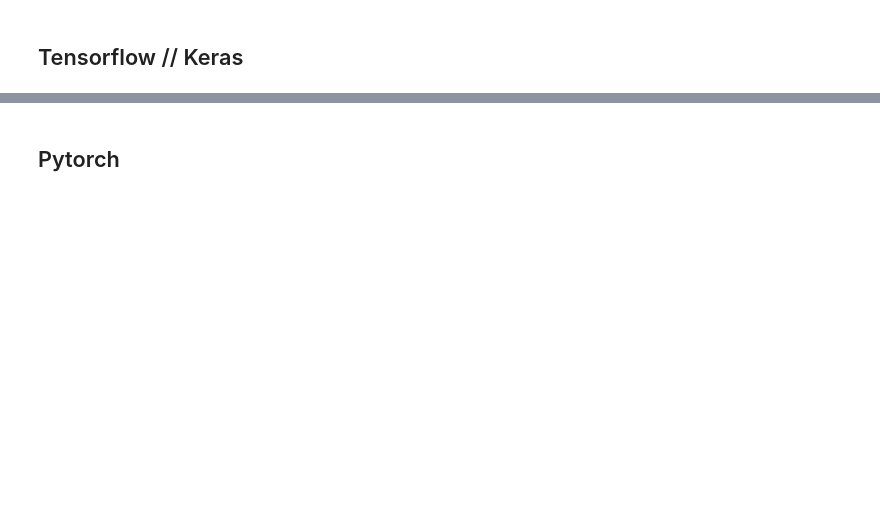
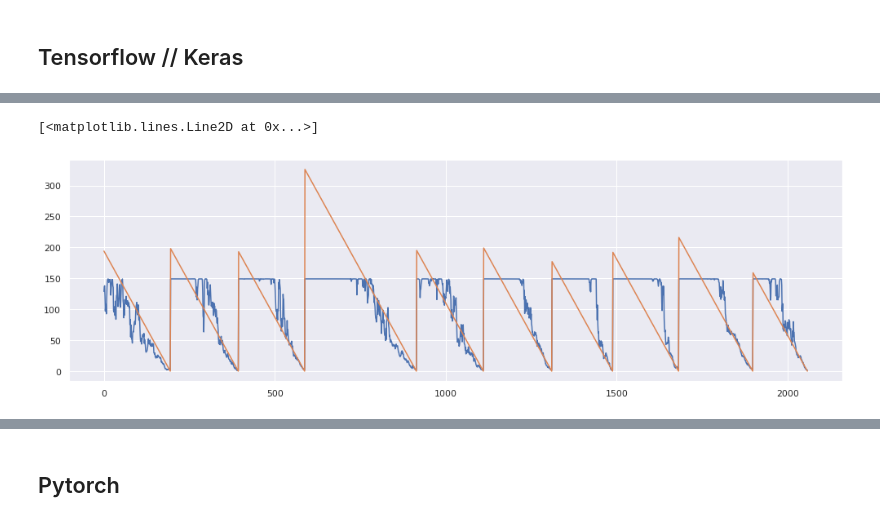
Before and after one commit to lucianolorenti/ceruleo, a Jupyter notebook: docs/models/Models.ipynb, the cells around one changed output, grey strips where cells are left out. Drawn from its saved outputs; the diff is of its cells as text; code cells hidden in the pictures; blank space fills up the shorter version.

```diff
--- a/docs/models/Models.ipynb
+++ b/docs/models/Models.ipynb
@@ -258,0 +274,10 @@ ax.plot(true_values(test_iterator))
+# %%
+from ceruleo.models.keras.models.MSWRLRCN import MSWRLRCN
+
+model = MSWRLRCN(train_iterator.shape)
+model.compile(loss='mae',
+              optimizer=tf.keras.optimizers.Adam(learning_rate=0.0001),
+              weighted_metrics=[])
+model.fit(tf_regression_dataset(train_iterator).batch(32),
+         validation_data=tf_regression_dataset(val_iterator).batch(32),
+         epochs=25)
@@ -258,0 +303,5 @@ ax.plot(true_values(test_iterator))
+# %%
+fig, ax = plt.subplots(figsize=(17, 5))
+ax.plot(model.predict(tf_regression_dataset(val_iterator).batch(32)))
+ax.plot(true_values(val_iterator))
+# %% [output]
@@ -258,0 +309,2 @@ ax.plot(true_values(test_iterator))
+[<matplotlib.lines.Line2D at 0x...>]
+[figure, added]
```
Also changed, not shown: parts of 50 cells of this notebook, 12 other files.
